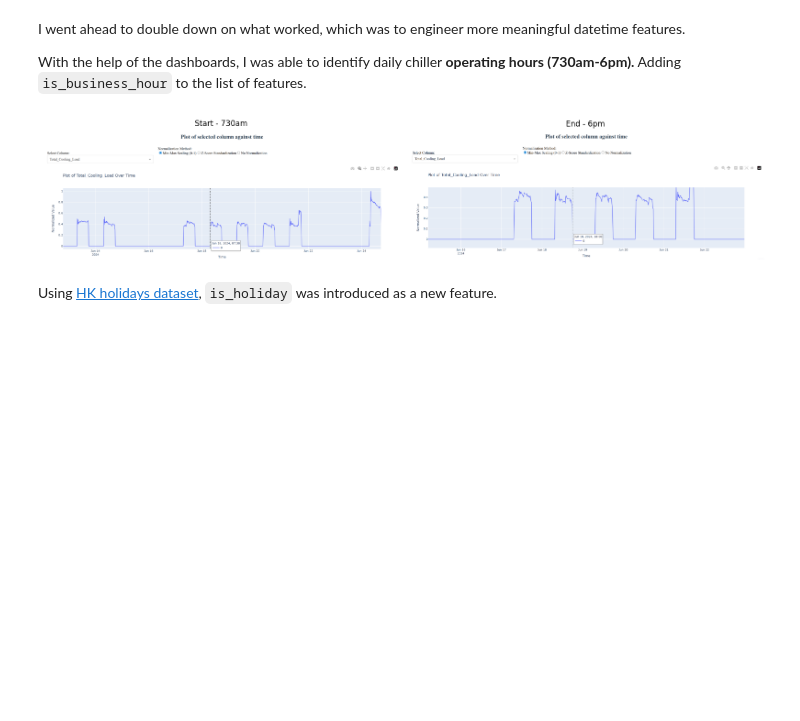
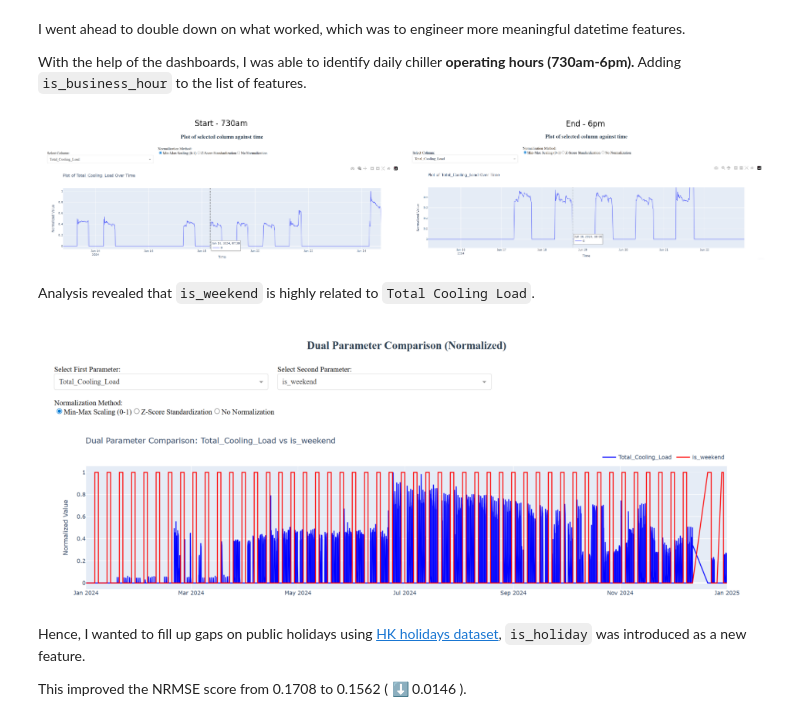
Before and after one commit to JHJHJHJH/rt-model, a Jupyter notebook: rt_model.ipynb, the cells around one changed output. Drawn from its saved outputs; the diff is of its cells as text; code cells hidden in the pictures; blank space fills up the shorter version.

```diff
--- a/rt_model.ipynb
+++ b/rt_model.ipynb
@@ -677,5 +694,22 @@ plt.tight_layout()
 plt.show()
 # %% [output]
 [figure]
+# %% [markdown]
+Analysis revealed that `is_weekend` is highly related to `Total Cooling Load`.
+# %%
+# @title Total Cooling Load Vs is_weekend
+import matplotlib.pyplot as plt
+import matplotlib.image as mpimg
+from matplotlib.pyplot import figure
+
+figure(figsize=(15, 6), dpi=80)
+img = mpimg.imread('images//wkend-vs-q.png') #Replace "image.jpg" with the path of your image
+plt.imshow(img)
+plt.axis('off')
+plt.show()
+# %% [output]
+[figure, added]
 # %% [markdown]
-Using [HK holidays dataset](https://data.gov.hk/en-data/dataset/hk-dpo-statistic-cal), `is_holiday` was introduced as a new feature.
+Hence, I wanted to fill up gaps on public holidays using [HK holidays dataset](https://data.gov.hk/en-data/dataset/hk-dpo-statistic-cal), `is_holiday` was introduced as a new feature.
+
+This improved the NRMSE score from 0.1708 to 0.1562 ( ⬇ 0.0146 ).
```
Also changed, not shown: parts of 15 cells of this notebook, 14 other files.
